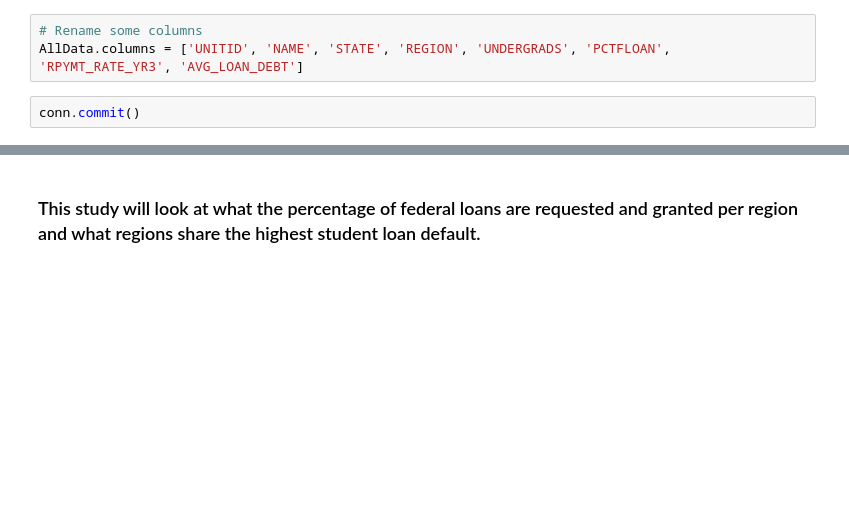
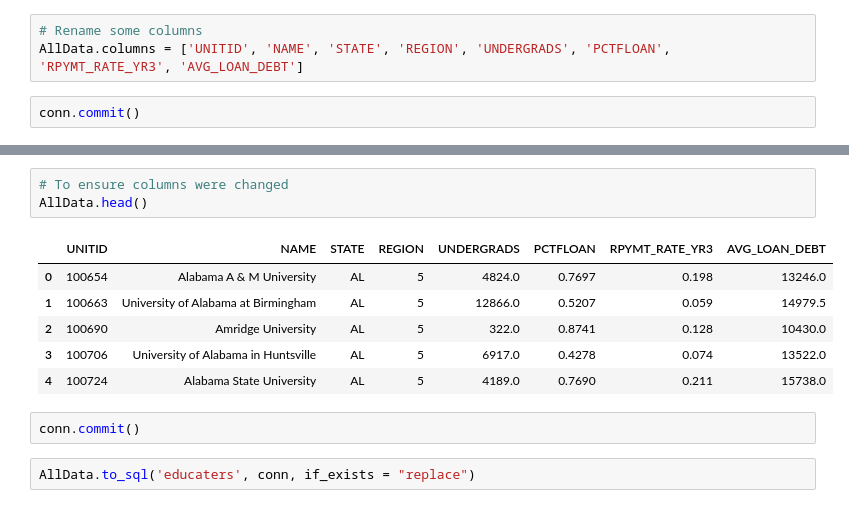
Before and after one commit to NinaMaxberry/Student-Loan-Default-Review, a Jupyter notebook: National Student Loan Debt Review.ipynb, the cells around one changed output, grey strips where cells are left out. Saved outputs shown, nothing was run; the diff lists cells and outputs as text; blank space fills up the shorter version.

```diff
--- a/National Student Loan Debt Review.ipynb
+++ b/National Student Loan Debt Review.ipynb
@@ -105,2 +76,14 @@ AllData
-# %% [markdown]
-### This study will look at what the percentage of federal loans are requested and granted per region and what regions share the highest student loan default.
+# %%
+# To ensure columns were changed
+AllData.head()
+# %% [output]
+|  | UNITID | NAME | STATE | REGION | UNDERGRADS | PCTFLOAN | RPYMT_RATE_YR3 | AVG_LOAN_DEBT |
+| 0 | 100654 | Alabama A & M University | AL | 5 | 4824.0 | 0.7697 | 0.198 | 13246.0 |
+| 1 | 100663 | University of Alabama at Birmingham | AL | 5 | 12866.0 | 0.5207 | 0.059 | 14979.5 |
+| 2 | 100690 | Amridge University | AL | 5 | 322.0 | 0.8741 | 0.128 | 10430.0 |
+| 3 | 100706 | University of Alabama in Huntsville | AL | 5 | 6917.0 | 0.4278 | 0.074 | 13522.0 |
+| 4 | 100724 | Alabama State University | AL | 5 | 4189.0 | 0.7690 | 0.211 | 15738.0 |
+# %%
+conn.commit()
+# %%
+AllData.to_sql('educaters', conn, if_exists = "replace")
```
Also changed, not shown: parts of 19 cells of this notebook, 3 other files.
